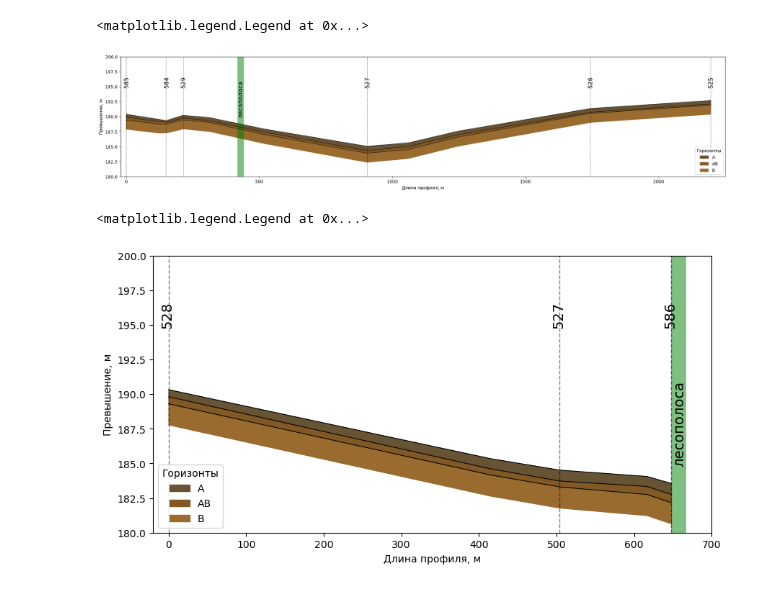
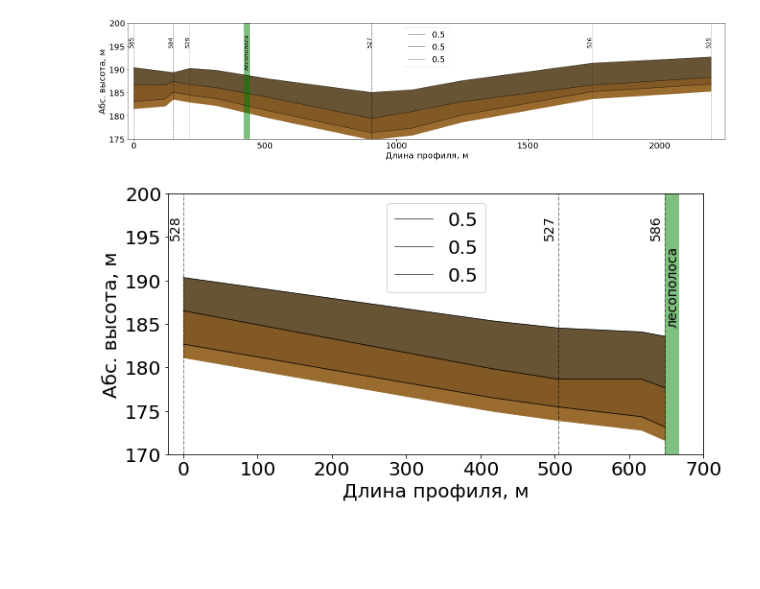
Before and after one commit to hukitoc94/total_archangelskiy, a Jupyter notebook: field_data/profiles.ipynb, the cells around one changed output. Cells and saved outputs as stored; diff of their text form; code cells hidden in the pictures; blank space fills up the shorter version.

```diff
--- a/field_data/profiles.ipynb
+++ b/field_data/profiles.ipynb
@@ -32,6 +32,9 @@ longitudinal['distance'] = longitudinal.geometry.distance(g.loc[g.index.repeat(1
 # %%
 longitudinal = longitudinal.sort_values(by = 'distance', axis = 0)
 # %%
+plt.rcParams.update({'font.size': 20})
+
+
 main = longitudinal[longitudinal['type'] == 'main'].reset_index()
 
 fig, ax = plt.subplots(figsize = (25,5))
@@ -39,15 +42,15 @@ fig, ax = plt.subplots(figsize = (25,5))
 
 profile_list = [
     longitudinal["real_elev"],
-    longitudinal["real_elev"] - (longitudinal.A * 0.01)  * 2,
-    longitudinal["real_elev"] - (longitudinal.AB * 0.01)  * 2,
-    (longitudinal["real_elev"] - (longitudinal.AB * 0.01) * 2 ) - 1.5]
+    longitudinal["real_elev"] - (longitudinal.A * 0.01)  * 15,
+    longitudinal["real_elev"] - (longitudinal.AB * 0.01)  * 15,
+    (longitudinal["real_elev"] - (longitudinal.AB * 0.01) * 15 ) - 1.5]
 color_list = ["#675434", "#825925","#996B2F" ]
 
 sigma = 0.5
 ax.axvline(430,color =  "green", alpha = 0.5,linewidth = 15 )
 ax.text(x = 420 , y = 190, s = "лесополоса",size = 14 , rotation = 90)
-ax.set( xlabel="Длина профиля, м", ylabel ='Превышение, м' , ylim=(180, 200), xlim=(-20,2250))
+ax.set( xlabel="Длина профиля, м", ylabel ='Абс. высота, м' , ylim=(175, 200), xlim=(-20,2250))
 
 
 
@@ -65,7 +68,7 @@ for hor in range(3):
 
 for i in range(6):
     ax.axvline(main["distance"][i],color =  "black", linewidth = 1, linestyle = "--", alpha = 0.5 )
-    ax.text(main["distance"][i] - 10, y = 195, s = main["name"][i],size = 14 , rotation = 90)
+    ax.text(main["distance"][i] - 20, y = 195, s = main["name"][i],size = 14 , rotation = 90)
 
 
 
@@ -74,13 +77,15 @@ legend_list = []
 for i in range(len(labs)):
     legend_list.append(mpatches.Patch(color=color_list[i], label= labs[i]))
 
-plt.legend(handles=legend_list, title='Горизонты', loc='lower right',ncol = 1)
+#plt.legend(handles=legend_list, title='Горизонты', loc='lower right',ncol = 1)
+
+fig.savefig('рисунки/морфология/профиль_продольный.jpg')
 # %% [output]
-<matplotlib.legend.Legend at 0x...>
-[figure, old version]
+[figure, new version]
 # %%
 longitudinal = transverse
 
+plt.rcParams.update({'font.size': 20})
 
 
 g = longitudinal[longitudinal.name == '528']
@@ -97,42 +102,45 @@ fig, ax = plt.subplots(figsize = (10,5))
 
 profile_list = [
     longitudinal["real_elev"],
-    longitudinal["real_elev"] - (longitudinal.A * 0.01)  * 2,
-    longitudinal["real_elev"] - (longitudinal.AB * 0.01)  * 2,
-    (longitudinal["real_elev"] - (longitudinal.AB * 0.01) * 2 ) - 1.5]
+    longitudinal["real_elev"] - (longitudinal.A * 0.01)  * 15,
+    longitudinal["real_elev"] - (longitudinal.AB * 0.01)  * 15,
+    (longitudinal["real_elev"] - (longitudinal.AB * 0.01) * 15 ) - 1.5]
 color_list = ["#675434", "#825925","#996B2F" ]
 
 sigma = 0.5
 ax.axvline(657,color =  "green", alpha = 0.5,linewidth = 15 )
 ax.text(x = 650 , y = 185, s = "лесополоса",size = 14 , rotation = 90)
-ax.set( xlabel="Длина профиля, м", ylabel ='Превышение, м' , ylim=(180, 200), xlim=(-20,700))
+ax.set( xlabel="Длина профиля, м", ylabel ='Абс. высота, м' , ylim=(170, 200), xlim=(-20,700))
 
 
 
 
 
 
 for hor in range(3):
     sns.lineplot( x =longitudinal['distance']  , y = gaussian_filter1d(profile_list[hor], sigma = sigma), ax = ax, color = 'black', size = 0.5)
     ax.fill_between(
         x =longitudinal['distance'],
         y1 = gaussian_filter1d(profile_list[hor], sigma = sigma),
         y2 =  gaussian_filter1d(profile_list[hor + 1 ], sigma = sigma),
         color= color_list[hor]
     )
 
 for i in range(3):
     ax.axvline(main["distance"][i],color =  "black", linewidth = 1, linestyle = "--", alpha = 0.5 )
-    ax.text(main["distance"][i] - 10, y = 195, s = main["name"][i],size = 14 , rotation = 90)
+    ax.text(main["distance"][i] - 20, y = 195, s = main["name"][i],size = 14 , rotation = 90)
 
 
 
 labs = ["A","AB", "B"]
 legend_list = []
 for i in range(len(labs)):
     legend_list.append(mpatches.Patch(color=color_list[i], label= labs[i]))
 
-plt.legend(handles=legend_list, title='Горизонты', loc='lower left',ncol = 1)
+#plt.legend(handles=legend_list, title='Горизонты', loc='lower left',ncol = 1)
+
+
+
+fig.savefig('рисунки/морфология/профиль_Поперечный.jpg')
 # %% [output]
-<matplotlib.legend.Legend at 0x...>
-[figure, old version]
+[figure, new version]
```
Also changed, not shown: parts of 2 cells of this notebook, 10 other files.
